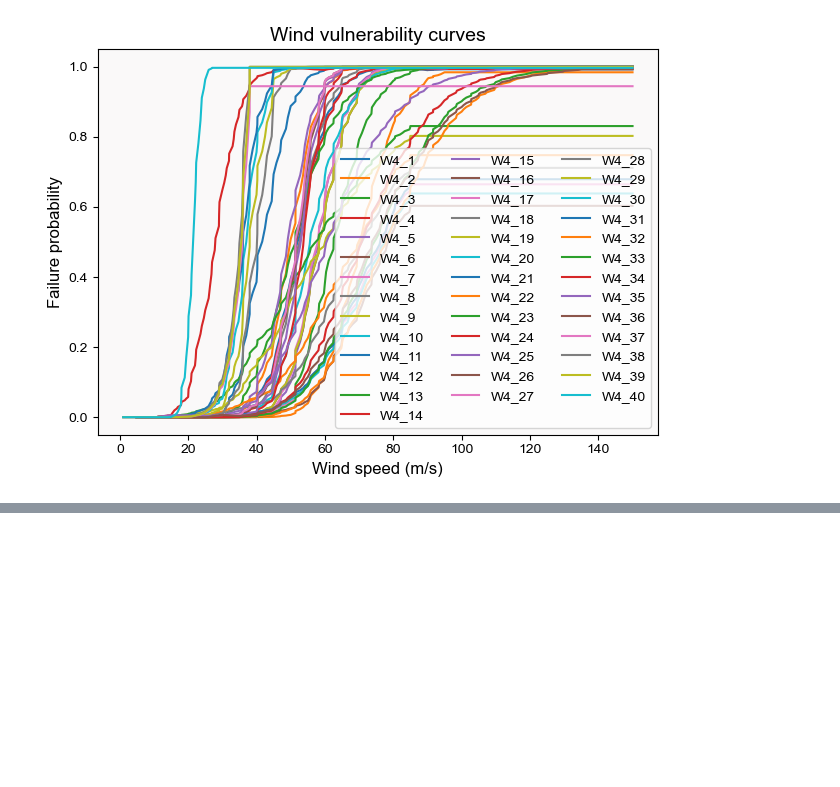
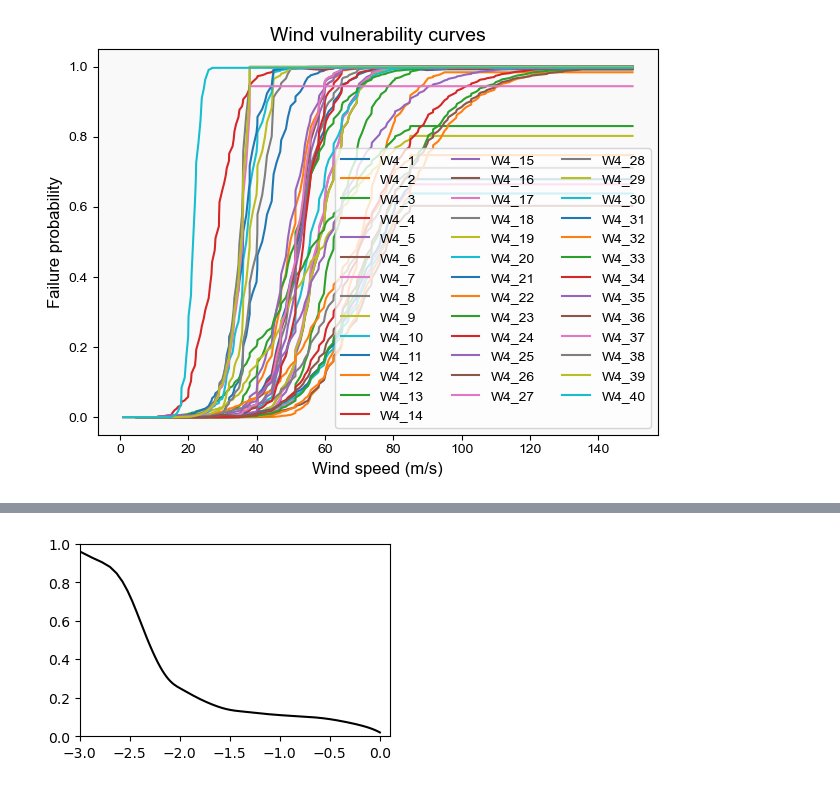
Before and after one commit to Mengqi-Ye/pg_risk_analysis, a Jupyter notebook: figures/fragility_curves_figure.ipynb, the cells around one changed output, grey strips where cells are left out. Saved outputs shown, nothing was run; the diff lists cells and outputs as text; code cells hidden in the pictures; blank space fills up the shorter version.

```diff
--- a/figures/fragility_curves_figure.ipynb
+++ b/figures/fragility_curves_figure.ipynb
@@ -251,0 +370,32 @@ Name: Wind speed (m/s), Length: 205, dtype: float64
+# %%
+import matplotlib.pyplot as plt
+import numpy as np
+from scipy.interpolate import interp1d
+
+# Data
+p = [0.001, 0.0013,0.002, 0.004, 0.01, 0.02, 0.04, 0.1, 0.2,0.4, 0.5,1]
+damage = [0.96,0.93,0.88, 0.6, 0.25, 0.17, 0.13, 0.11, 0.1,0.08, 0.07,0.02]
+
+f = interp1d(p, damage, kind='cubic')
+p_smooth = np.linspace(min(p), max(p), 3000)
+damage_smooth = f(p_smooth)
+
+plt.figure(figsize=(4,2.5))
+
+plt.plot(np.log10(p_smooth), damage_smooth, color='k', linestyle='-')
+#plt.grid(True, color='lightgray', alpha=0.3)
+
+plt.xlim(-3,0.1)  # Set the range for the x-axis (log scale)
+plt.ylim(0, 1)   # Set the range for the y-axis
+
+#plt.xlabel('Log Wind speed (m/s)', fontsize=12)
+#plt.ylabel('Direct damage', fontsize=12)
+#plt.tick_params(axis='x', labelsize=10)
+#plt.tick_params(axis='y', labelsize=10)
+
+#plt.xticks([])
+#plt.yticks([])
+
+plt.show()
+# %% [output]
+[figure, added]
```
Also changed, not shown: parts of 4 cells of this notebook, 2 other files.
